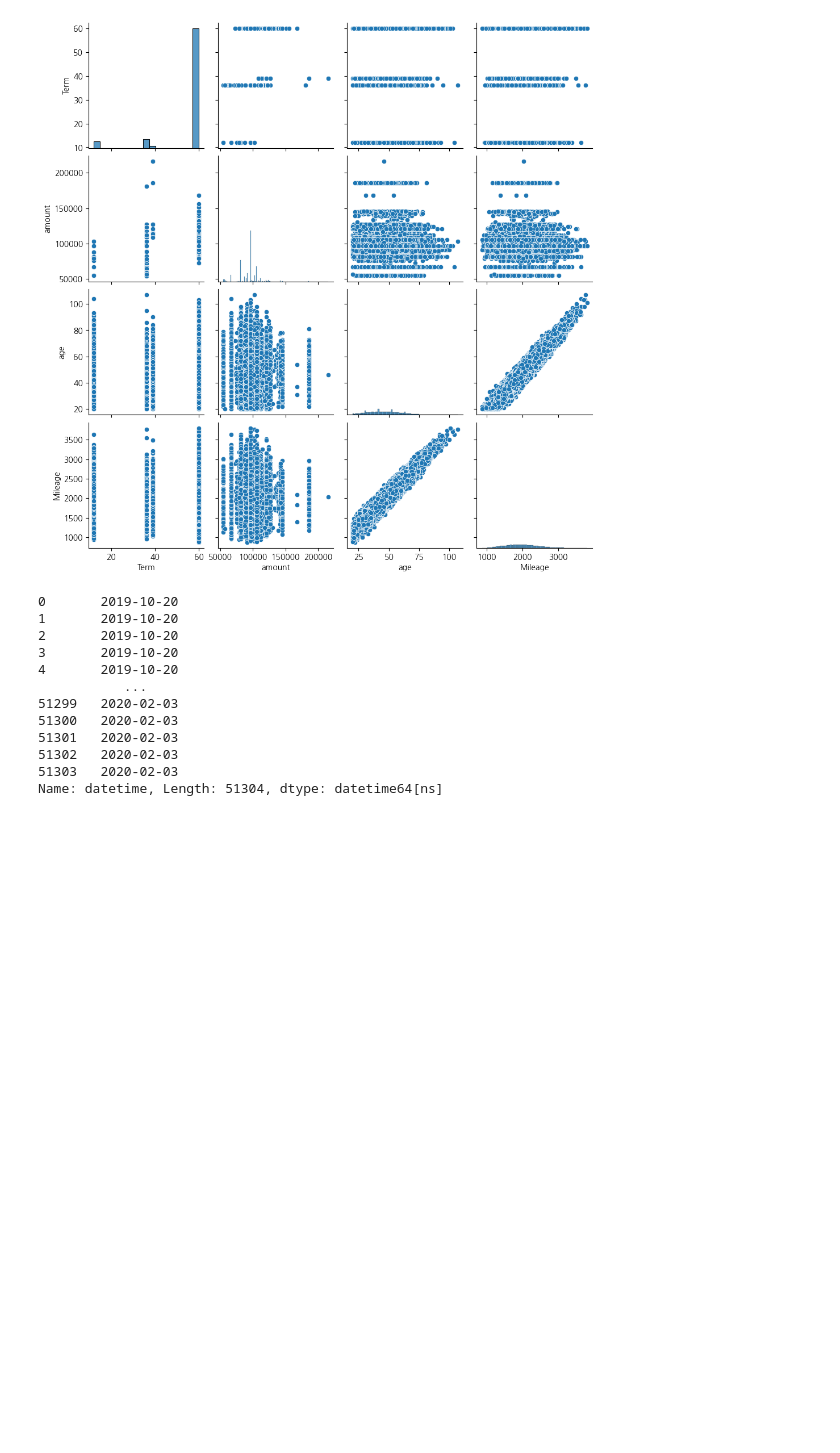
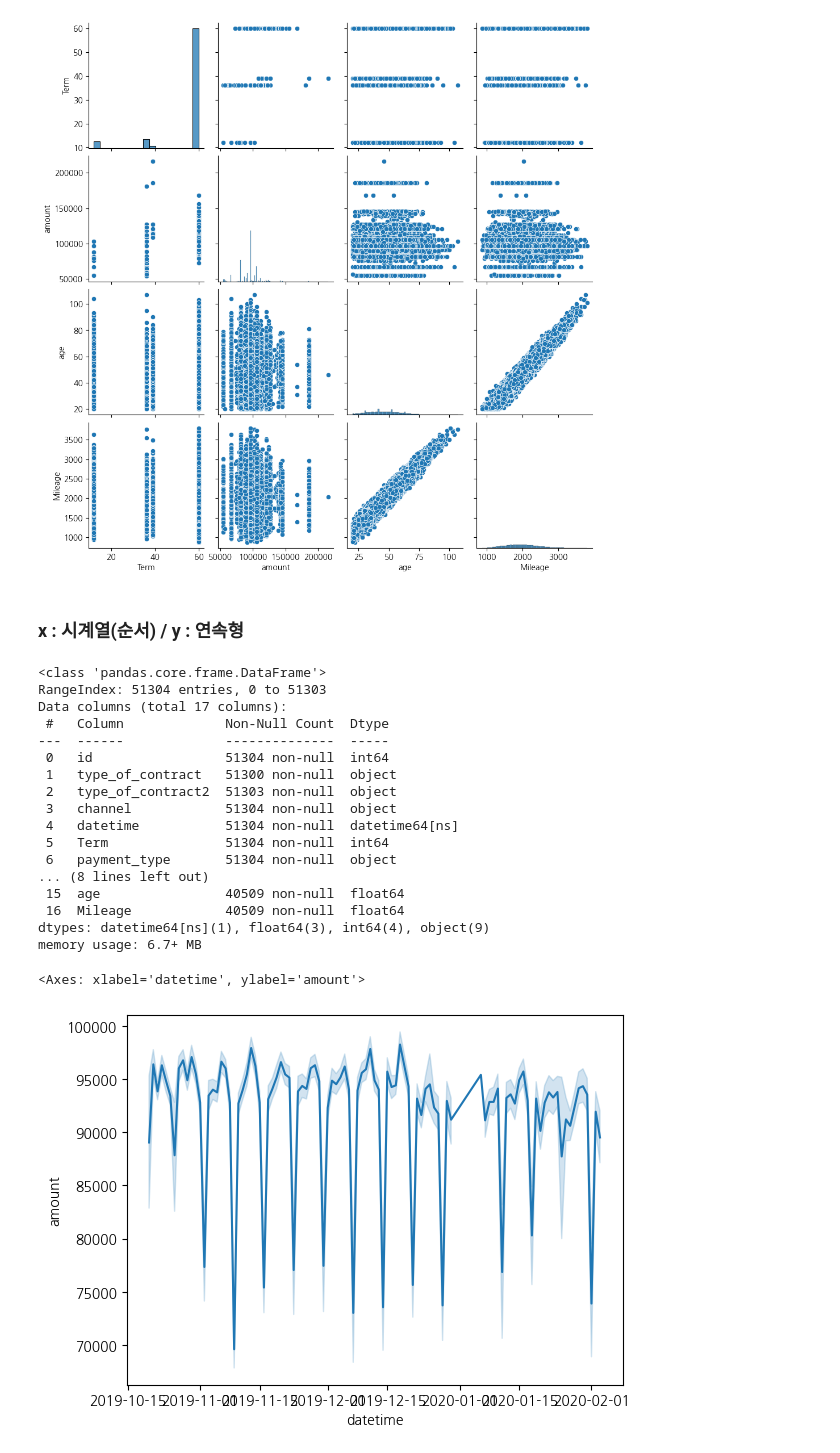
Before and after one commit to jwyzfe/template_data_analysis, a Jupyter notebook: codes/DDAs/04.visualiztion_multivariates.ipynb, the cells around one changed output. Cells and saved outputs as stored; diff of their text form; code cells hidden in the pictures; blank space fills up the shorter version.

```diff
--- a/codes/DDAs/04.visualiztion_multivariates.ipynb
+++ b/codes/DDAs/04.visualiztion_multivariates.ipynb
@@ -124,16 +122,28 @@ sns.pairplot(data=df_rentalcars[['Term','amount','age','Mileage']])
+# %% [markdown]
+### x : 시계열(순서) / y : 연속형
 # %%
 df_rentalcars['datetime'] = pd.to_datetime(df_rentalcars['datetime'])
-df_rentalcars['datetime']
+df_rentalcars.info()
 # %% [output]
-0       2019-10-20
-1       2019-10-20
-2       2019-10-20
-3       2019-10-20
-4       2019-10-20
-           ...
-51299   2020-02-03
-51300   2020-02-03
-51301   2020-02-03
-51302   2020-02-03
-51303   2020-02-03
-Name: datetime, Length: 51304, dtype: datetime64[ns]
+<class 'pandas.core.frame.DataFrame'>
+RangeIndex: 51304 entries, 0 to 51303
+Data columns (total 17 columns):
+ #   Column             Non-Null Count  Dtype
+---  ------             --------------  -----
+ 0   id                 51304 non-null  int64
+ 1   type_of_contract   51300 non-null  object
+ 2   type_of_contract2  51303 non-null  object
+ 3   channel            51304 non-null  object
+ 4   datetime           51304 non-null  datetime64[ns]
+ 5   Term               51304 non-null  int64
+ 6   payment_type       51304 non-null  object
+... (8 lines left out)
+ 15  age                40509 non-null  float64
+ 16  Mileage            40509 non-null  float64
+dtypes: datetime64[ns](1), float64(3), int64(4), object(9)
+memory usage: 6.7+ MB
+# %%
+sns.lineplot(data=df_rentalcars, x='datetime', y='amount')
+# %% [output]
+<Axes: xlabel='datetime', ylabel='amount'>
+[figure, added]
```
Also changed, not shown: parts of 2 cells of this notebook, 6 other files.
